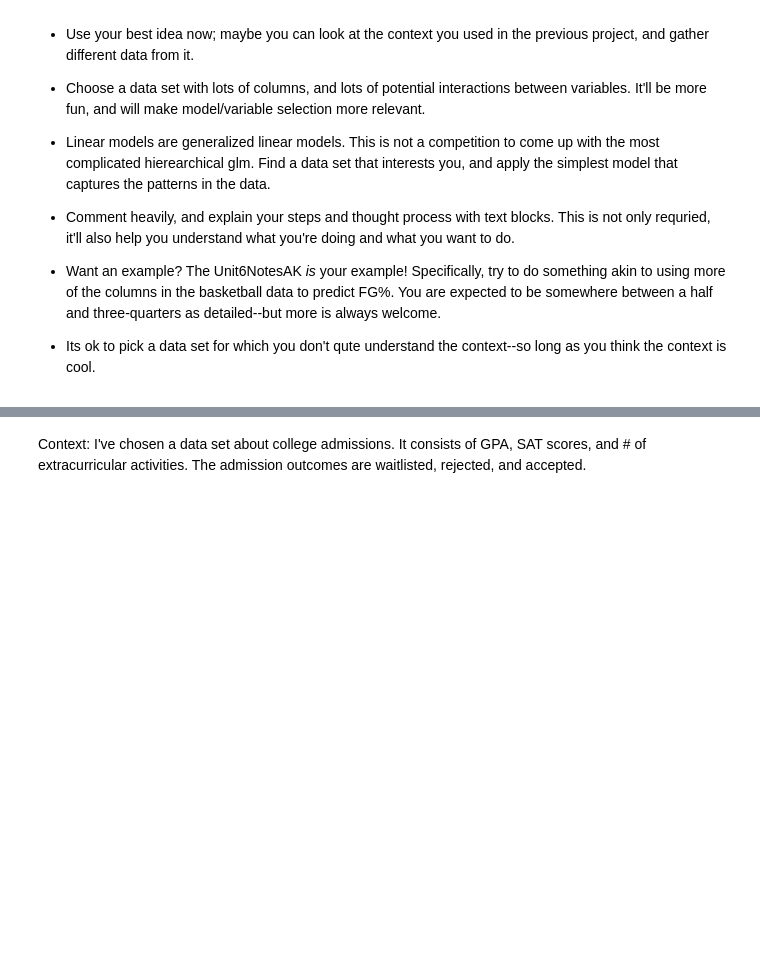
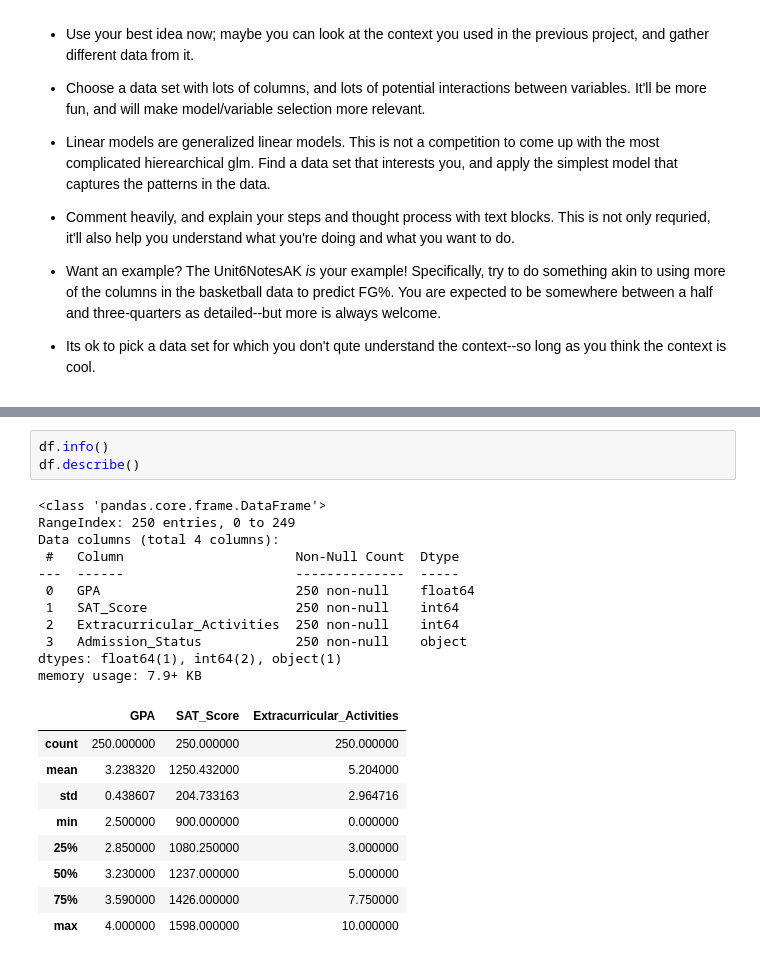
Before and after one commit to rumijay/Data-Science-2025, a Jupyter notebook: Rumi_Unit6Project.ipynb, the cells around one changed output, grey strips where cells are left out. Saved outputs shown, nothing was run; the diff lists cells and outputs as text; blank space fills up the shorter version.

```diff
--- a/Rumi_Unit6Project.ipynb
+++ b/Rumi_Unit6Project.ipynb
@@ -74,2 +76,24 @@ Path to dataset files: /kaggle/input/student-admission-dataset
-# %% [markdown]
-Context: I've chosen a data set about college admissions. It consists of GPA, SAT scores, and # of extracurricular activities. The admission outcomes are waitlisted, rejected, and accepted.
+# %%
+df.info()
+df.describe()
+# %% [output]
+<class 'pandas.core.frame.DataFrame'>
+RangeIndex: 250 entries, 0 to 249
+Data columns (total 4 columns):
+ #   Column                      Non-Null Count  Dtype
+---  ------                      --------------  -----
+ 0   GPA                         250 non-null    float64
+ 1   SAT_Score                   250 non-null    int64
+ 2   Extracurricular_Activities  250 non-null    int64
+ 3   Admission_Status            250 non-null    object
+dtypes: float64(1), int64(2), object(1)
+memory usage: 7.9+ KB
+|  | GPA | SAT_Score | Extracurricular_Activities |
+| count | 250.000000 | 250.000000 | 250.000000 |
+| mean | 3.238320 | 1250.432000 | 5.204000 |
+| std | 0.438607 | 204.733163 | 2.964716 |
+| min | 2.500000 | 900.000000 | 0.000000 |
+| 25% | 2.850000 | 1080.250000 | 3.000000 |
+| 50% | 3.230000 | 1237.000000 | 5.000000 |
+| 75% | 3.590000 | 1426.000000 | 7.750000 |
+| max | 4.000000 | 1598.000000 | 10.000000 |
```
Also changed, not shown: parts of 13 cells of this notebook.
